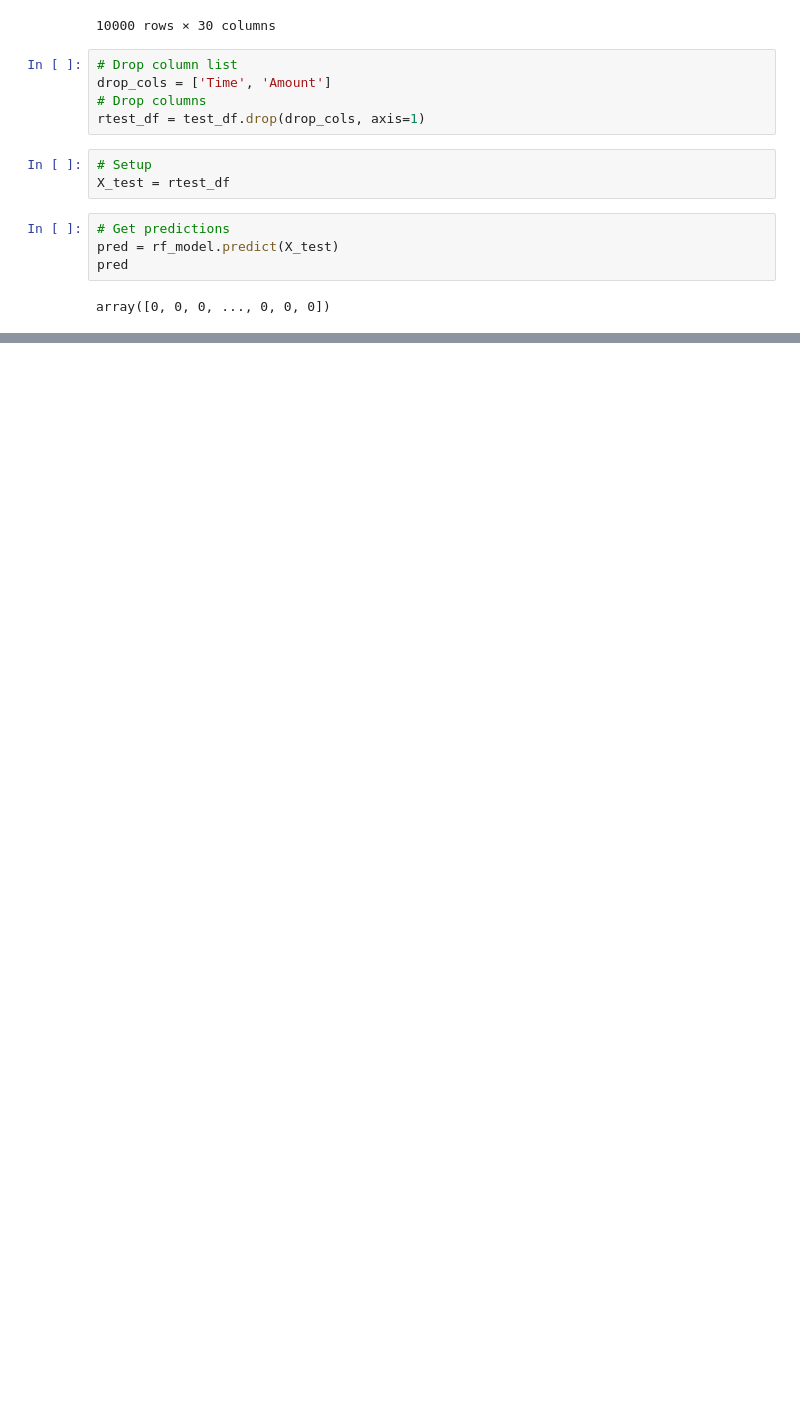
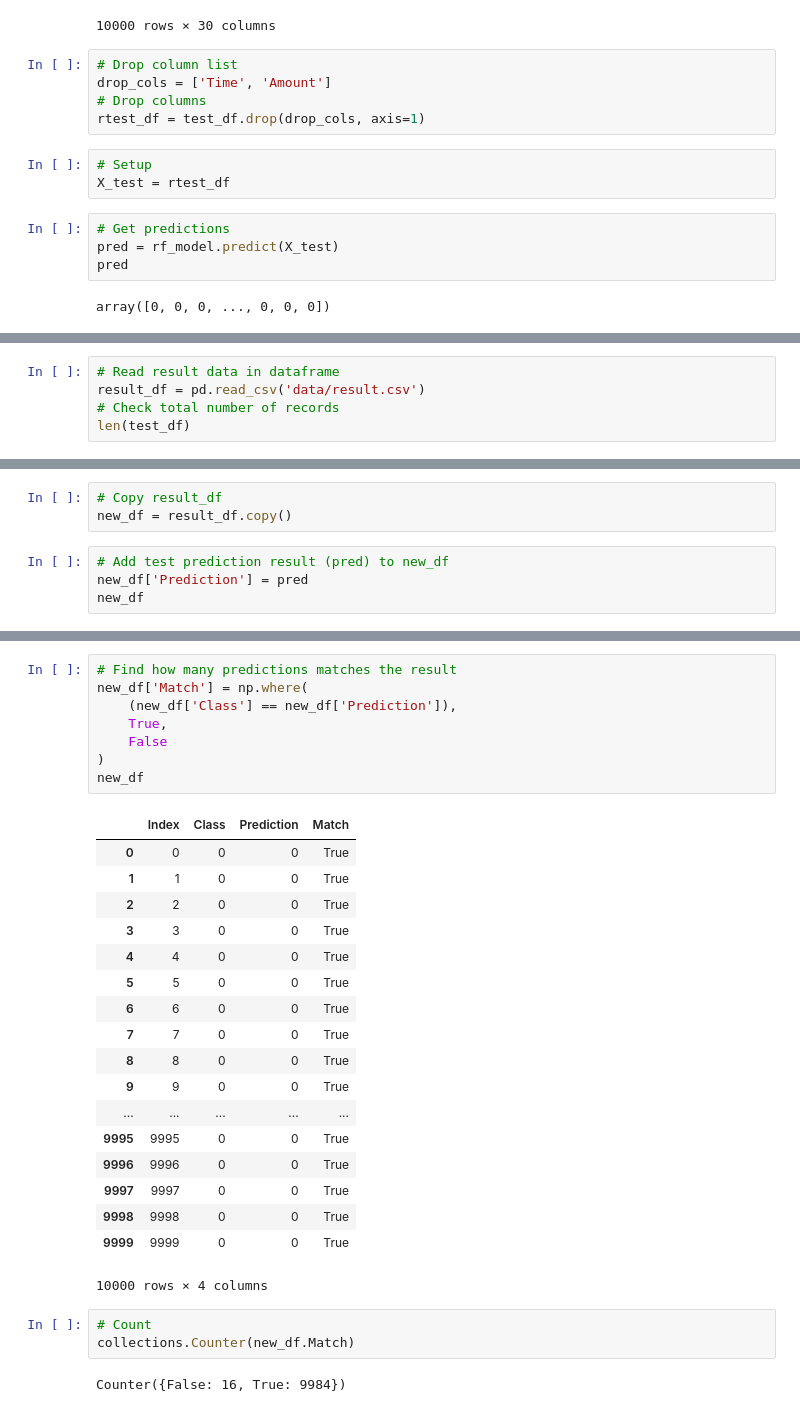
Before and after one commit to msjo91/deep_learning, a Jupyter notebook: transaction_classification/transaction_classification.ipynb, the cells around one changed output, grey strips where cells are left out. Saved outputs shown, nothing was run; the diff lists cells and outputs as text; blank space fills up the shorter version.

```diff
--- a/transaction_classification/transaction_classification.ipynb
+++ b/transaction_classification/transaction_classification.ipynb
@@ -235,0 +190,5 @@ predict_df
+# %%
+# Read result data in dataframe
+result_df = pd.read_csv('data/result.csv')
+# Check total number of records
+len(test_df)
@@ -235,0 +197,7 @@ predict_df
+# %%
+# Copy result_df
+new_df = result_df.copy()
+# %%
+# Add test prediction result (pred) to new_df
+new_df['Prediction'] = pred
+new_df
@@ -235,0 +223,32 @@ predict_df
+# %%
+# Find how many predictions matches the result
+new_df['Match'] = np.where(
+    (new_df['Class'] == new_df['Prediction']),
+    True,
+    False
+)
+new_df
+# %% [output]
+|  | Index | Class | Prediction | Match |
+| 0 | 0 | 0 | 0 | True |
+| 1 | 1 | 0 | 0 | True |
+| 2 | 2 | 0 | 0 | True |
+| 3 | 3 | 0 | 0 | True |
+| 4 | 4 | 0 | 0 | True |
+| 5 | 5 | 0 | 0 | True |
+| 6 | 6 | 0 | 0 | True |
+| 7 | 7 | 0 | 0 | True |
+| 8 | 8 | 0 | 0 | True |
+| 9 | 9 | 0 | 0 | True |
+| ... | ... | ... | ... | ... |
+| 9995 | 9995 | 0 | 0 | True |
+| 9996 | 9996 | 0 | 0 | True |
+| 9997 | 9997 | 0 | 0 | True |
+| 9998 | 9998 | 0 | 0 | True |
+| 9999 | 9999 | 0 | 0 | True |
+10000 rows × 4 columns
+# %%
+# Count
+collections.Counter(new_df.Match)
+# %% [output]
+Counter({False: 16, True: 9984})
```
Also changed, not shown: parts of 12 cells of this notebook.
